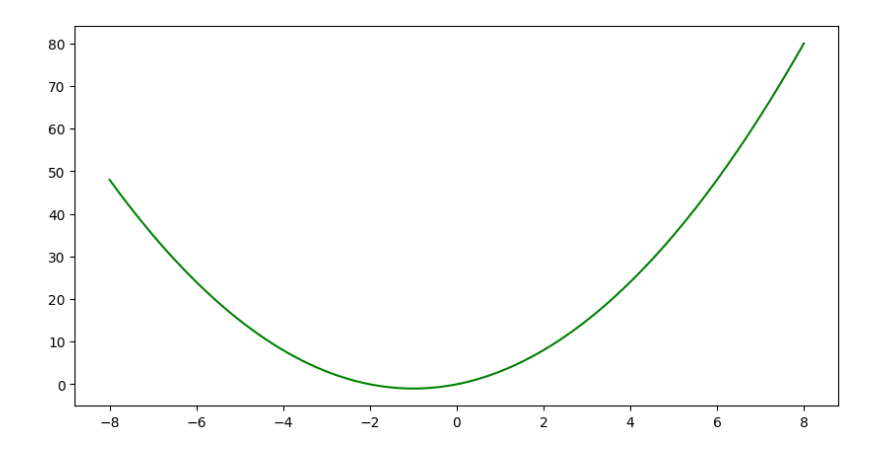
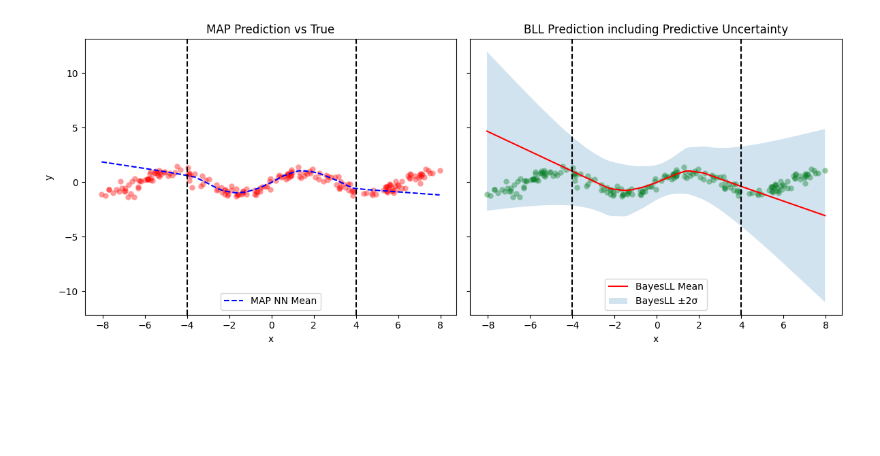
Before and after one commit to Kingmopser/ProbabilisticML, a Jupyter notebook: src/Simulation.ipynb, the cells around one changed output. Drawn from its saved outputs; the diff is of its cells as text; code cells hidden in the pictures; blank space fills up the shorter version.

```diff
--- a/src/Simulation.ipynb
+++ b/src/Simulation.ipynb
@@ -29,0 +75,12 @@ InDist = (X_test >=-4) & (X_test <=4)
+# %%
+# Base + bayesian Last Layer model
+base = BaseNetwork(1).to(device)
+head = nn.Linear(32,1).to(device)
+baseMod = nn.Sequential(base,head)
+TrainNN(baseMod,trainLoader,300)
+# freezing base weights
+for p in baseMod.parameters():
+    p.requires_grad = False
+lastLayer = BayesianLastLayer(in_features=32,out_features=1,prior_sigma=1.5).to(device)
+TrainLastLayer(base,lastLayer,trainLoader,epochs=300)
+meanB, stdB = PredLastLayer(base,lastLayer,tenXTest)
@@ -29,0 +103,7 @@ InDist = (X_test >=-4) & (X_test <=4)
+# %%
+meanB_sorted = meanB[sort_idx]
+stdB_sorted = stdB[sort_idx]
+plt.figure(figsize=(10,5))
+# epistemic uncertainty
+plt.plot(X_test_sorted, meanB_sorted, 'b--', label='MAP NN Mean')
+plt.show()
@@ -30,52 +129,29 @@ InDist = (X_test >=-4) & (X_test <=4)
 # %%
-#NO TUNING NOR ANY OPTIMIZATION DONE
+fig, (ax1, ax2) = plt.subplots(1, 2, figsize=(12,5), sharey=True)
 
-#  test run
-mapNN = GetNeuralNetwork()
-TrainNN(mapNN, trainLoader, epochs=600)
-mean_map, std_map = PredNormal(mapNN, tenXTest)
-plt.figure(figsize=(10,5))
-plt.plot(X_test, y_test, 'g-', label='True')
+# Plot 1: MAP
+ax1.scatter( X_test_sorted, y_test_sorted, alpha=0.4, linewidths=0.01, color="r" )
+ax1.plot(    X_test_sorted, mean_map_sorted, 'b--', label='MAP NN Mean' )
+ax1.axvline(-4, color='k', ls='--')
+ax1.axvline( 4, color='k', ls='--')
+ax1.legend()
+ax1.set_title('MAP Prediction vs True')
+ax1.set_xlabel('x')
+ax1.set_ylabel('y')
+
+# Plot 2: BayesLL
+ax2.scatter( X_test_sorted, y_test_sorted, alpha=0.4, linewidths=0.01, color="g" )
+ax2.plot(    X_test_sorted, meanB_sorted, 'r-', label='BayesLL Mean' )
+ax2.fill_between(X_test_sorted.flatten(),
+                 meanB_sorted-2*stdB_sorted,
+                 meanB_sorted+2*stdB_sorted,
+                 alpha=0.2, label='BayesLL ±2σ')
+ax2.axvline(-4, color='k', ls='--')
+ax2.axvline( 4, color='k', ls='--')
+ax2.legend()
+ax2.set_title('BLL Prediction including Predictive Uncertainty')
+ax2.set_xlabel('x')
+
+plt.tight_layout()
 plt.show()
-plt.plot(X_test, mean_map, "b-", label='MAP NN Mean')
-plt.show()
-# Base + bayesian Last Layer model
-base = BaseNetwork().to(device)
-head = nn.Linear(16,1).to(device)
-baseMod = nn.Sequential(base,head)
-TrainNN(baseMod,trainLoader,200)
-# freezing base weights
-for p in baseMod.parameters():
-    p.requires_grad = False
-lastLayer = BayesianLastLayer(in_features=16,out_features=1).to(device)
-TrainLastLayer(base,lastLayer,trainLoader,epochs=200)
-meanB, stdB = PredLastLayer(base,lastLayer,tenXTest)
-
-plt.figure(figsize=(10,5))
-plt.plot(X_test,y_test, 'g-', label='True')
-plt.show()
-# epistemic uncertainty
-plt.plot(X_test, stdB, 'b--', label='MAP NN Mean')
-plt.show()
-
-mapUnID = std_map[InDist.squeeze()]
-mapUnOOD = std_map[~InDist.squeeze()]
-
-bllUnID = stdB[InDist.squeeze()]
-bllUnOOD = stdB[~InDist.squeeze()]
-
-print(f"MAP NN: In-dist uncertainty = {mapUnID.mean():.4f}, OOD uncertainty = {mapUnOOD.mean():.4f}")
-print(f"Bayesian Last Layer: In-dist uncertainty = {bllUnID.mean():.4f}, OOD uncertainty = {bllUnOOD.mean():.4f}")
-
-
-plt.figure(figsize=(10,5))
-plt.plot(X_test, y_test , 'g-', label='True')
-plt.plot(X_test, mean_map, 'b--', label='MAP NN Mean')
-plt.plot(X_test, meanB, 'r-', label='BayesLL Mean')
-plt.fill_between(X_test.flatten(), meanB-2*stdB, meanB+2*stdB, alpha=0.2, label='BayesLL ±2σ')
-plt.axvline(-4, color='k', ls='--')
-plt.axvline(4, color='k', ls='--')
-plt.legend()
-plt.title('Comparison of Predictive Uncertainty')
-plt.show()
 # %% [output]
@@ -99 +158 @@ Epoch: 580 | Loss: 0.68029
-[figure, old version]
+[figure, new version]
```
Also changed, not shown: parts of 11 cells of this notebook, 3 other files.
